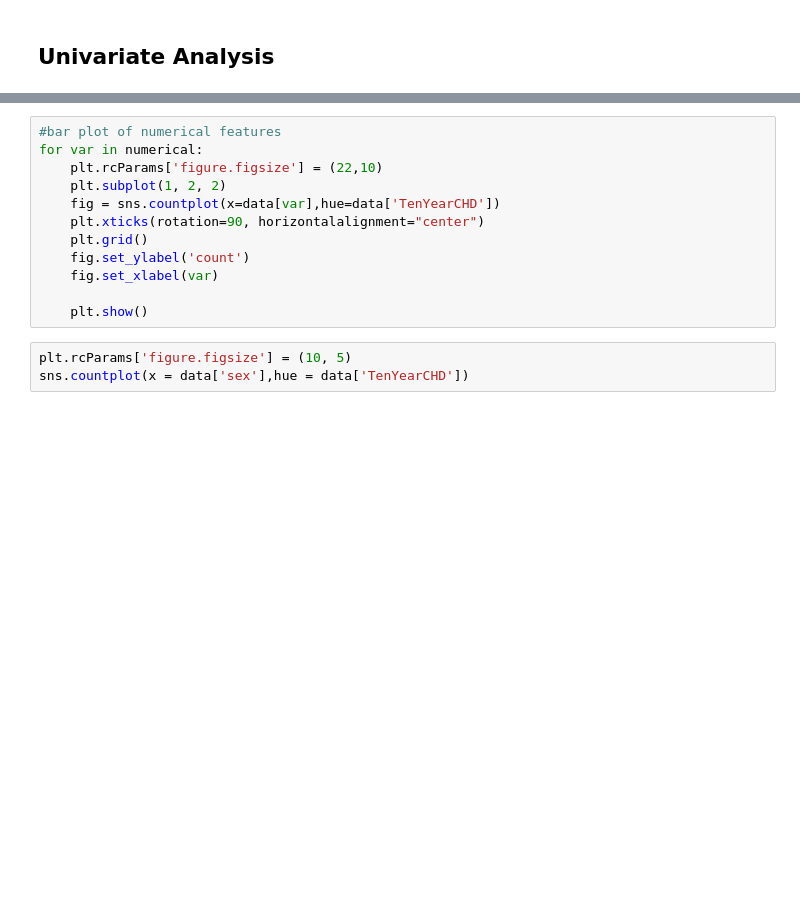
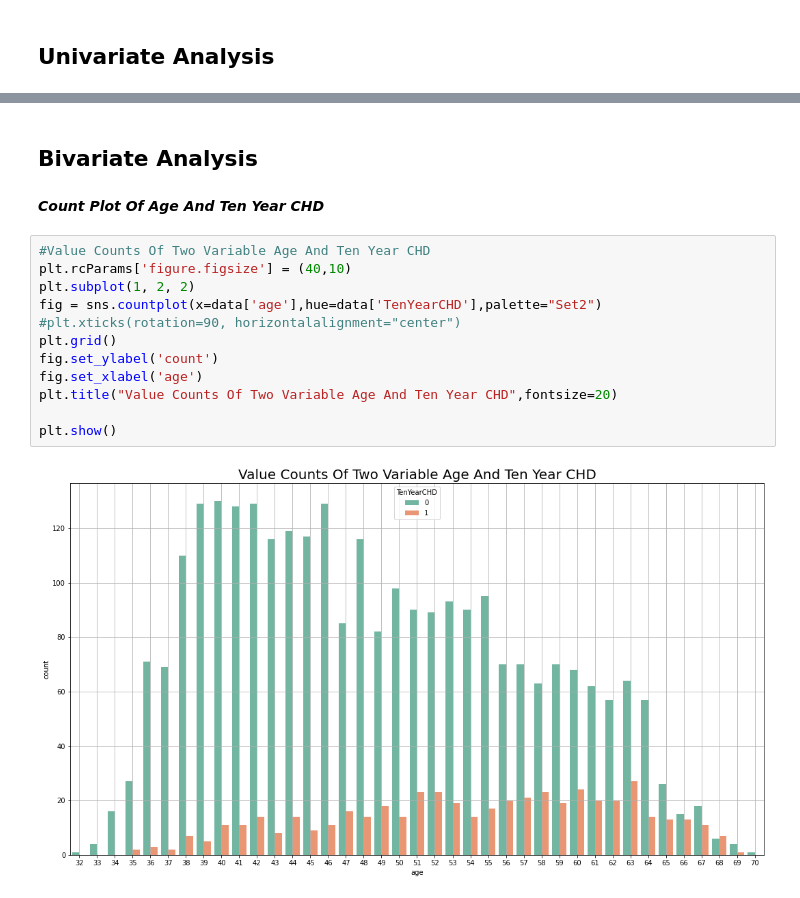
Before and after one commit to saurabhshinkar/CRP, a Jupyter notebook: Cardiovascular_Risk_prediction_Saurabh_Shinkar.ipynb, the cells around one changed output, grey strips where cells are left out. Saved outputs shown, nothing was run; the diff lists cells and outputs as text; blank space fills up the shorter version.

```diff
--- a/Cardiovascular_Risk_prediction_Saurabh_Shinkar.ipynb
+++ b/Cardiovascular_Risk_prediction_Saurabh_Shinkar.ipynb
@@ -248,15 +363,18 @@ for var in numerical:
+# %% [markdown]
+## **Bivariate Analysis**
+# %% [markdown]
+***Count Plot Of Age And Ten Year CHD***
 # %%
-#bar plot of numerical features
-for var in numerical:
-    plt.rcParams['figure.figsize'] = (22,10)
-    plt.subplot(1, 2, 2)
-    fig = sns.countplot(x=data[var],hue=data['TenYearCHD'])
-    plt.xticks(rotation=90, horizontalalignment="center")
-    plt.grid()
-    fig.set_ylabel('count')
-    fig.set_xlabel(var)
+#Value Counts Of Two Variable Age And Ten Year CHD
+plt.rcParams['figure.figsize'] = (40,10)
+plt.subplot(1, 2, 2)
+fig = sns.countplot(x=data['age'],hue=data['TenYearCHD'],palette="Set2")
+#plt.xticks(rotation=90, horizontalalignment="center")
+plt.grid()
+fig.set_ylabel('count')
+fig.set_xlabel('age')
+plt.title("Value Counts Of Two Variable Age And Ten Year CHD",fontsize=20)
 
-    plt.show()
+plt.show()
+# %% [output]
+[figure, added]
-# %%
-plt.rcParams['figure.figsize'] = (10, 5)
-sns.countplot(x = data['sex'],hue = data['TenYearCHD'])
```
Also changed, not shown: parts of 33 cells of this notebook.
